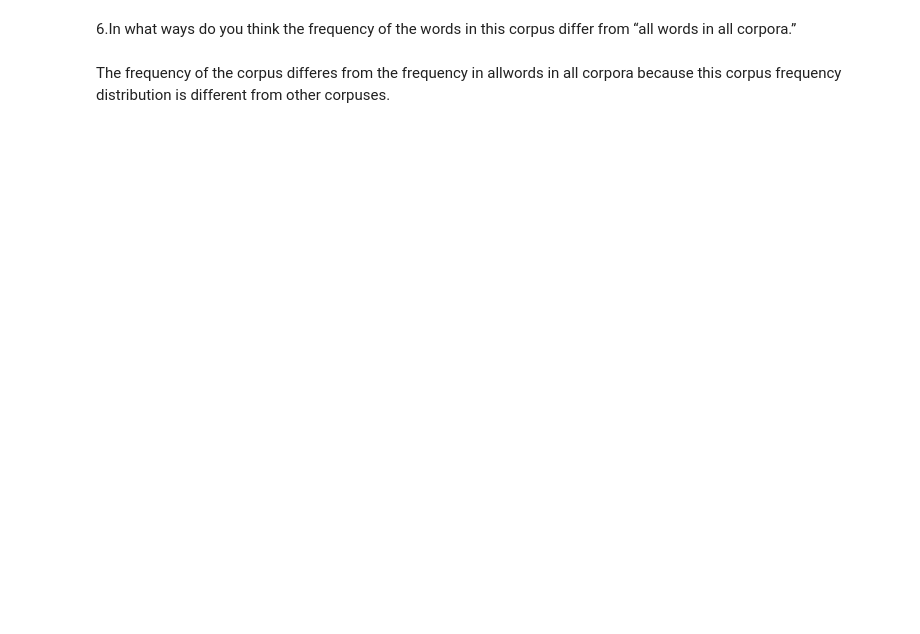
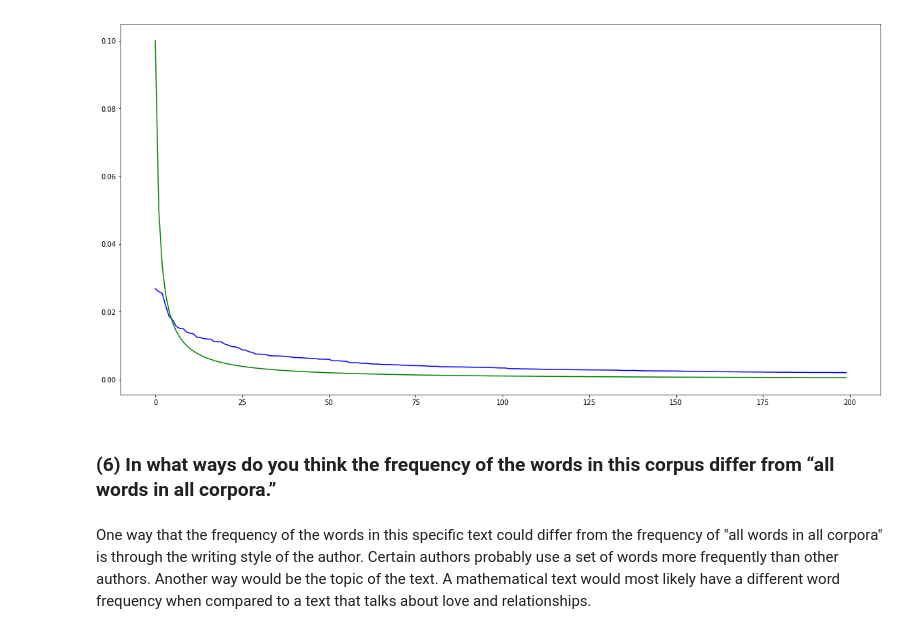
Before and after one commit to jonygeta/DATA620-WEEK-8-ASSIGNMENT-, a Jupyter notebook: DATA 620 Week 8 Assignment.ipynb, the cells around one changed output. Cells and saved outputs as stored; diff of their text form; code cells hidden in the pictures; blank space fills up the shorter version.

```diff
--- a/DATA 620 Week 8 Assignment.ipynb
+++ b/DATA 620 Week 8 Assignment.ipynb
@@ -140,4 +273,13 @@ common word type.
+# %%
+df['zip_probability'] = 0.1/(df['index'] + 1)
+# %%
+plt.figure(3,figsize=(20,10))
+plt.plot(df['relative_frequency'], 'blue')
+plt.plot(df['zip_probability'], 'green')
+plt.show()
+# %% [output]
+[figure, added]
 # %% [markdown]
-6.In what ways do you think the frequency of the words in this corpus differ from “all words in all corpora.”
+### (6) In what ways do you think the frequency of the words in this corpus differ from “all words in all corpora.”
-# %% [markdown]
-The frequency of the corpus differes from the frequency in allwords in all corpora because this corpus frequency distribution is different from other corpuses.
+# %% [markdown]
+One way that the frequency of the words in this specific text could differ from the frequency of "all words in all corpora" is through the writing style of the author. Certain authors probably use a set of words more frequently than other authors. Another way would be the topic of the text. A mathematical text would most likely have a different word frequency when compared to a text that talks about love and relationships.
```
Also changed, not shown: parts of 45 cells of this notebook.
